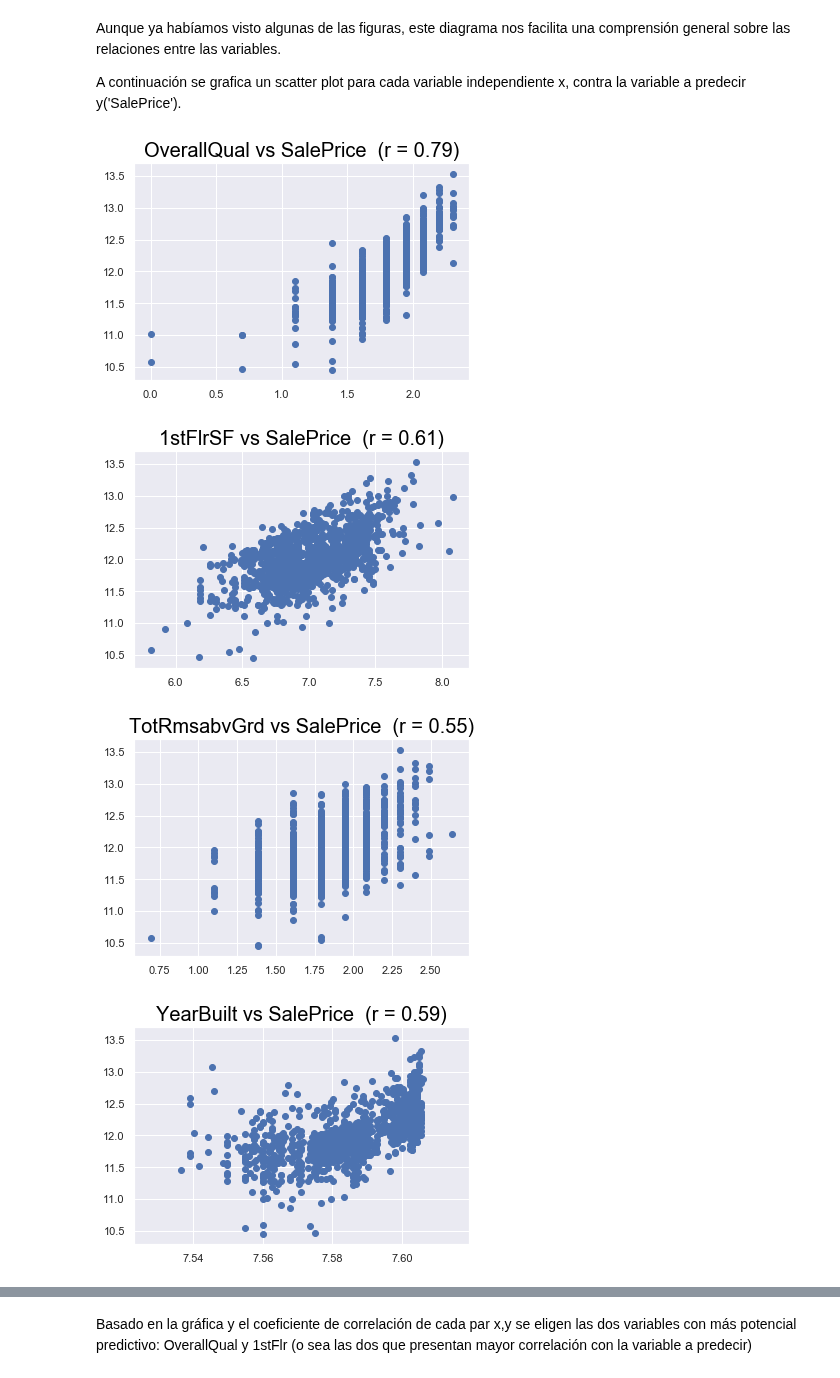
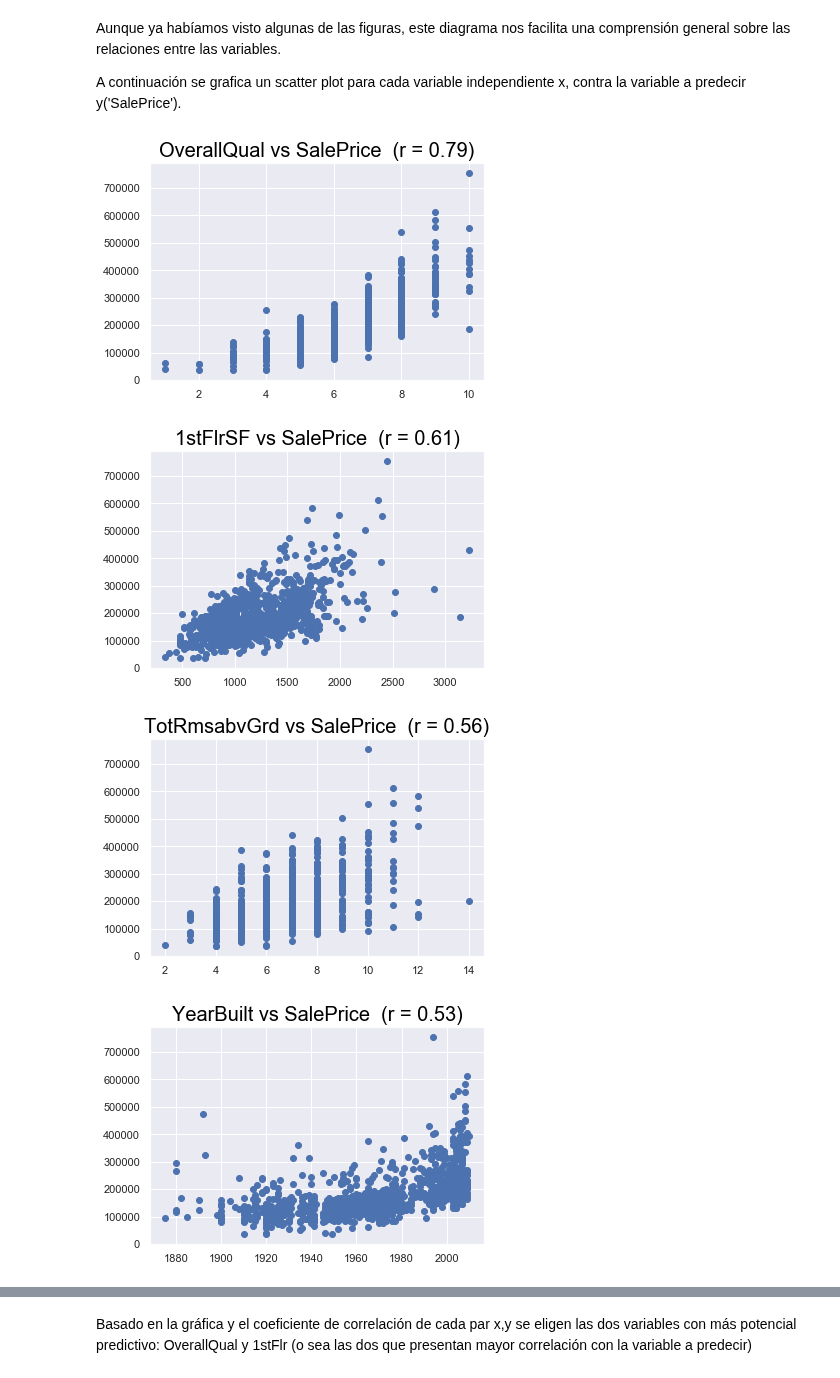
Before and after one commit to r0c10/Python_project, a Jupyter notebook: PF.ipynb, the cells around one changed output, grey strips where cells are left out. Saved outputs shown, nothing was run; the diff lists cells and outputs as text; code cells hidden in the pictures.

```diff
--- a/PF.ipynb
+++ b/PF.ipynb
@@ -244,43 +241,2 @@ plt.show(g)
 # %% [markdown]
 Al analizar los gráficos anteriores, se decide normalizar todos los datos ya que, normalmente la regresión lineal suele funcionar mejor con datos normalizados, para que todas las variables estén a la misma escala.
-# %%
-# Normalizando datos
-df_train['SalePrice'] = np.log(df_train['SalePrice'])
-df_train['OverallQual'] = np.log(df_train['OverallQual'])
-df_train['1stFlrSF'] = np.log(df_train['1stFlrSF'])
-df_train['TotRmsabvGrd'] = np.log(df_train['TotRmsabvGrd'])
-df_train['YearBuilt'] = np.log(df_train['YearBuilt'])
-df_train['LotFrontage'] = np.log(df_train['LotFrontage'])
-# %%
-# Mostrando datos normalizados
-
-f, ax = plt.subplots(figsize=(20,20))
-sns.set_style("whitegrid")
-
-plt.subplot(3, 2, 1)
-g = sns.distplot(df_train['SalePrice'], axlabel=False)
-plt.title("Precio de venta", fontdict={'fontsize' : 20})
-
-plt.subplot(3, 2, 2)
-g = sns.distplot(df_train['OverallQual'], axlabel=False)
-plt.title("Calidad general", fontdict={'fontsize' : 20})
-
-plt.subplot(3,2,3)
-g = sns.distplot(df_train['1stFlrSF'], axlabel=False)
-plt.title("Área en pies cuadrados del primer piso", fontdict={'fontsize' : 20})
-
-plt.subplot(3,2,4)
-g = sns.distplot(df_train['TotRmsabvGrd'], axlabel=False)
-plt.title("Total de habitaciones por encima del nivel del suelo", fontdict={'fontsize' : 20})
-
-plt.subplot(3,2,5)
-g = sns.distplot(df_train['YearBuilt'], axlabel=False)
-plt.title("Año de construcción", fontdict={'fontsize' : 20})
-
-plt.subplot(3,2,6)
-LotFrontage_no_NA = df_train['LotFrontage'].dropna()
-g = sns.distplot(LotFrontage_no_NA, axlabel=False)
-plt.title("Pies lineales de calle de la parcela", fontdict={'fontsize' : 20})
-
-
-plt.show(g)
@@ -379,7 +331,7 @@ plt.scatter(x, y)
 plt.title('OverallQual vs SalePrice  (r = 0.79)', fontdict={'fontsize' : 20}, color='black')
 plt.show()
 # %% [output]
-[figure, old version]
+[figure, new version]
 # %%
 x= df_train['1stFlrSF']
 y= df_train['SalePrice']
@@ -387,23 +339,23 @@ plt.scatter(x, y)
 plt.title('1stFlrSF vs SalePrice  (r = 0.61)', fontdict={'fontsize' : 20}, color='black')
 plt.show()
 # %% [output]
-[figure, old version]
+[figure, new version]
 # %%
 x= df_train['TotRmsabvGrd']
 y= df_train['SalePrice']
 plt.scatter(x, y)
-plt.title('TotRmsabvGrd vs SalePrice  (r = 0.55)', fontdict={'fontsize' : 20}, color='black')
+plt.title('TotRmsabvGrd vs SalePrice  (r = 0.56)', fontdict={'fontsize' : 20}, color='black')
 plt.show()
 # %% [output]
-[figure, old version]
+[figure, new version]
 # %%
 x= df_train['YearBuilt']
 y= df_train['SalePrice']
 plt.scatter(x, y)
-plt.title('YearBuilt vs SalePrice  (r = 0.59)', fontdict={'fontsize' : 20}, color='black')
+plt.title('YearBuilt vs SalePrice  (r = 0.53)', fontdict={'fontsize' : 20}, color='black')
 plt.show()
 # %% [output]
-[figure, old version]
+[figure, new version]
 # %%
 x= df_train['LotFrontage']
 y= df_train['SalePrice']
```
Also changed, not shown: parts of 12 cells of this notebook.
